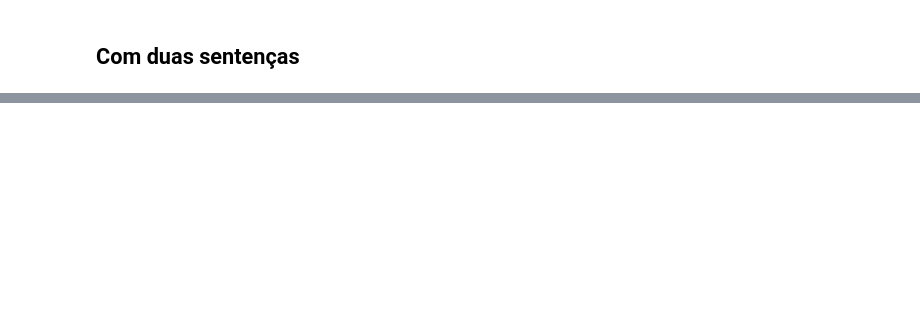
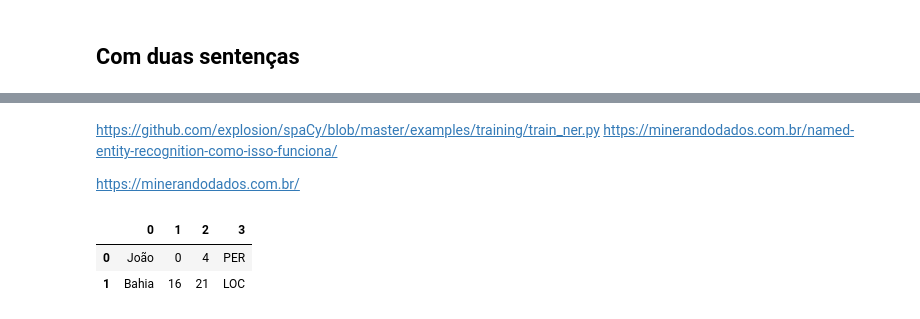
Before and after one commit to jhonatasfender/studing_python, a Jupyter notebook: study/spacy/introduction.ipynb, the cells around one changed output, grey strips where cells are left out. Drawn from its saved outputs; the diff is of its cells as text; code cells hidden in the pictures; blank space fills up the shorter version.

Commit message:
estudando mais sobre o spacy

```diff
--- a/study/spacy/introduction.ipynb
+++ b/study/spacy/introduction.ipynb
@@ -88,0 +115,20 @@ pd.DataFrame(attr)
+# %% [markdown]
+https://github.com/explosion/spaCy/blob/master/examples/training/train_ner.py
+https://minerandodados.com.br/named-entity-recognition-como-isso-funciona/
+
+https://minerandodados.com.br/
+# %%
+nlp = spacy.load("pt")
+doc = nlp("João foi para a Bahia nas férias")
+
+l = []
+
+for ent in doc.ents:
+    l.append([ent.text, ent.start_char, ent.end_char, ent.label_])
+
+df = pd.DataFrame(l)
+df
+# %% [output]
+|  | 0 | 1 | 2 | 3 |
+| 0 | João | 0 | 4 | PER |
+| 1 | Bahia | 16 | 21 | LOC |
```
Also changed, not shown: parts of 8 cells of this notebook, 23 other files.
